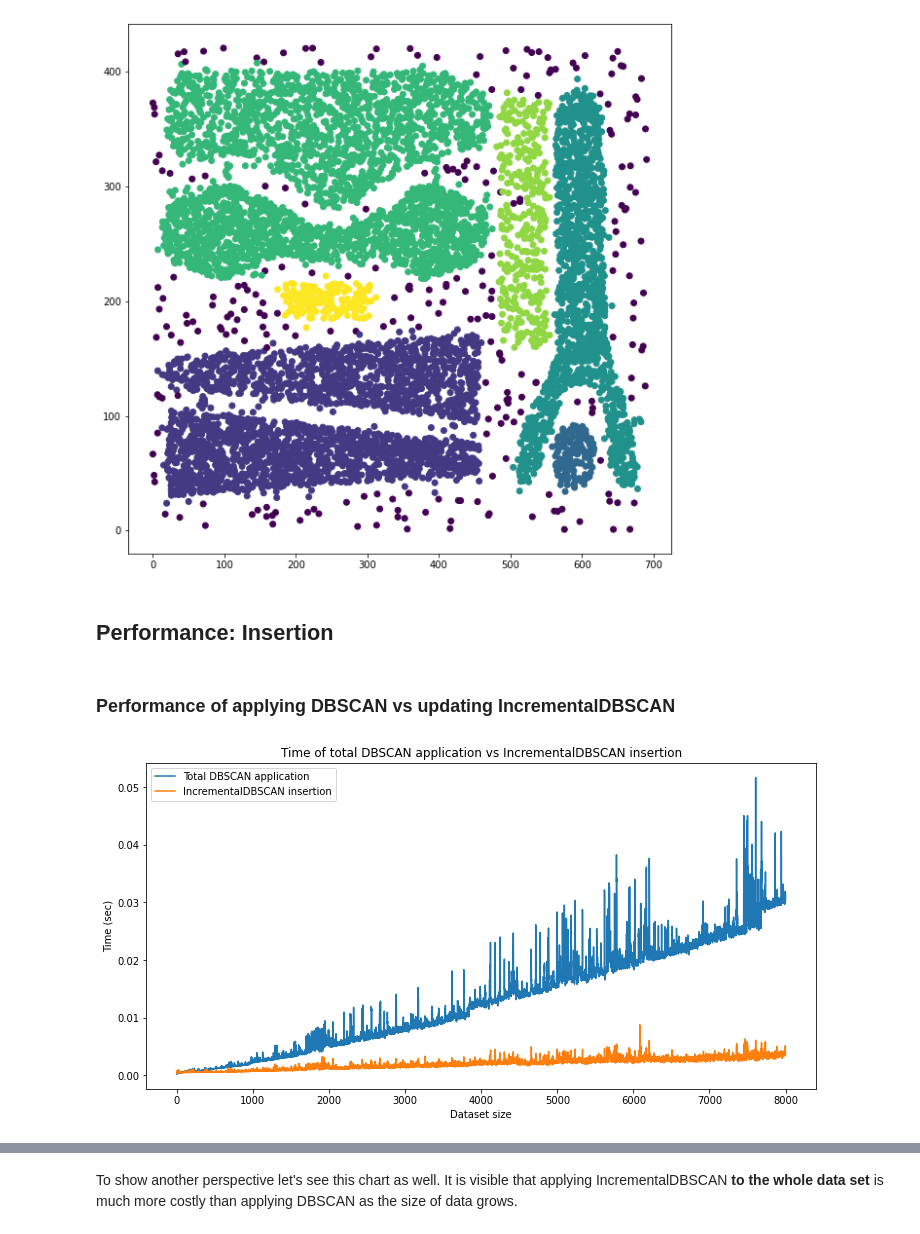
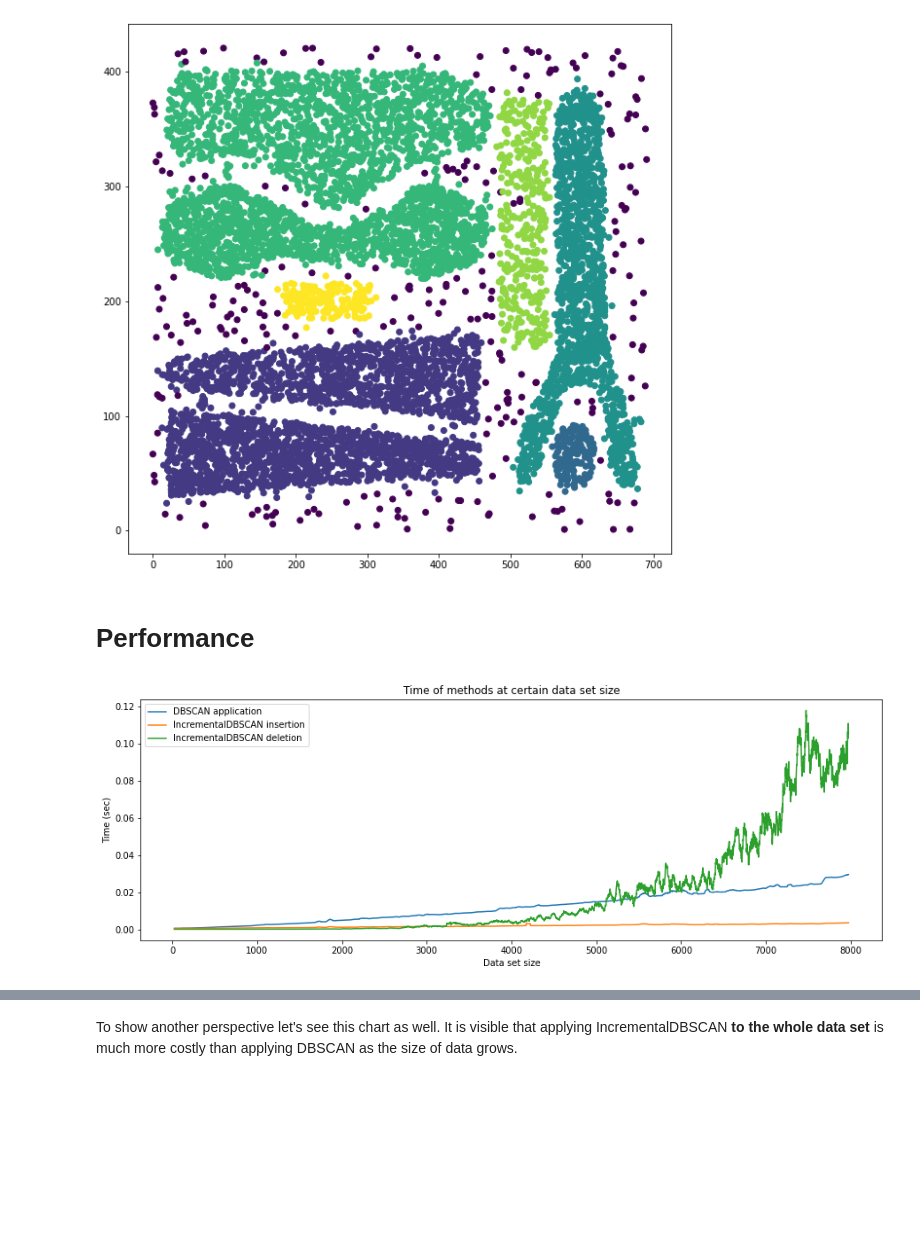
Before and after one commit to DataOmbudsman/incdbscan, a Jupyter notebook: notebooks/performance.ipynb, the cells around one changed output, grey strips where cells are left out. Drawn from its saved outputs; the diff is of its cells as text; code cells hidden in the pictures; blank space fills up the shorter version.

Commit message:
Unified perormance info about insertion and deletion
Signed-off-by: DataOmbudsman <data.ombudsman@inbox.lv>

```diff
--- a/notebooks/performance.ipynb
+++ b/notebooks/performance.ipynb
@@ -42,13 +43,16 @@ labels_incdbscan = incdbscan.insert(data).get_cluster_labels(data)
 # are the results really the same
 assert are_lists_isomorphic(labels_dbscan, labels_incdbscan)
 # %% [markdown]
-## Performance: Insertion
+# Performance
 # %%
 dbscan = DBSCAN(eps=10, min_samples=5)
 incdbscan = IncrementalDBSCAN(eps=10, min_pts=5)
 
 time_dbscan_insert = []
 time_incdbscan_insert = []
+time_incdbscan_delete = []
+
+# Measure insertion
 
 for i in tqdm(range(len(data))):
     t0 = time.time()
@@ -60,16 +64,28 @@ for i in tqdm(range(len(data))):
     dbscan.fit(data[:i+1])
     t1 = time.time()
     time_dbscan_insert.append(t1 - t0)
+
+# Measure deletion
+
+for i in tqdm(range(len(data))):
+    t0 = time.time()
+    incdbscan.delete(data[[i]])
+    t1 = time.time()
+    time_incdbscan_delete.append(t1 - t0)
-# %% [markdown]
-### Performance of applying DBSCAN vs updating IncrementalDBSCAN
+# %%
+def smooth(numbers, window=50):
+    return pd.Series(numbers).rolling(window, center=True).mean()
 # %%
-plt.figure(figsize=(12, 6))
-plt.plot(time_dbscan_insert, label='Total DBSCAN application')
-plt.plot(time_incdbscan_insert, label='IncrementalDBSCAN insertion')
+plt.figure(figsize=(15, 5))
+
+plt.plot(smooth(time_dbscan_insert), label='DBSCAN application')
+plt.plot(smooth(time_incdbscan_insert), label='IncrementalDBSCAN insertion')
+plt.plot(smooth(reversed(time_incdbscan_delete)), label='IncrementalDBSCAN deletion')
+
 plt.legend()
-plt.title('Time of total DBSCAN application vs IncrementalDBSCAN insertion')
-plt.xlabel('Dataset size')
+plt.title('Time of methods at certain data set size')
+plt.xlabel('Data set size')
 plt.ylabel('Time (sec)')
 plt.show()
 # %% [output]
-[figure, old version]
+[figure, new version]
```
Also changed, not shown: parts of 8 cells of this notebook, 3 other files.
